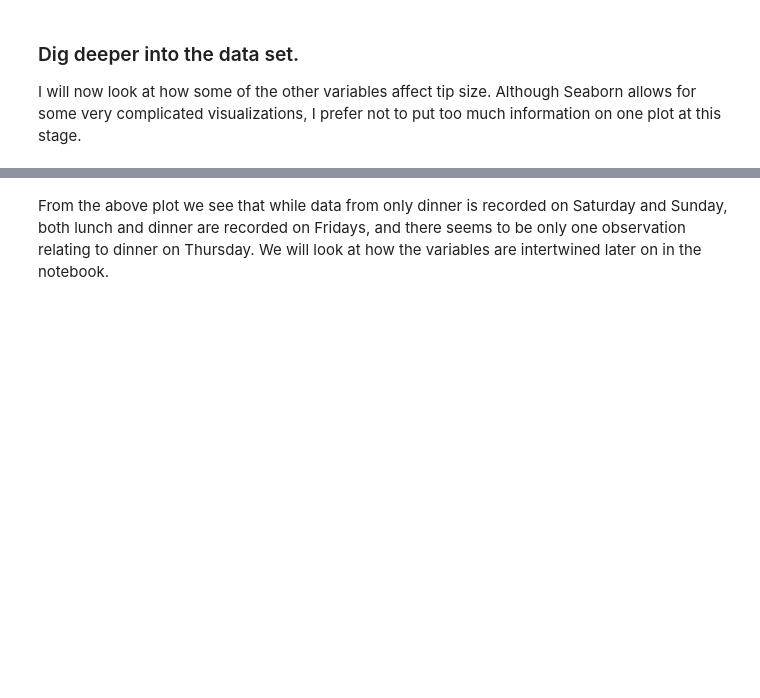
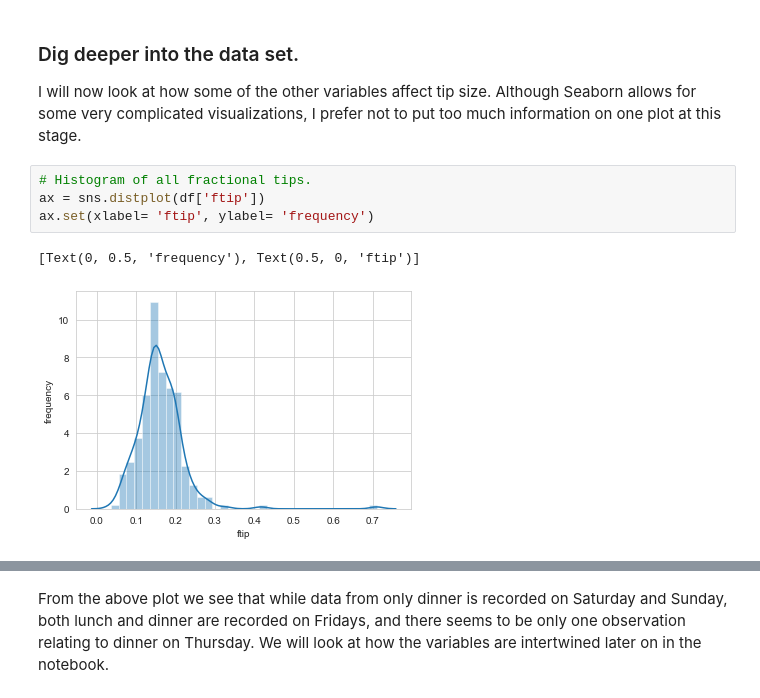
Before and after one commit to elizabethdaly/data-analysis-project, a Jupyter notebook: tips-data-analysis.ipynb, the cells around one changed output, grey strips where cells are left out. Cells and saved outputs as stored; diff of their text form; blank space fills up the shorter version.

```diff
--- a/tips-data-analysis.ipynb
+++ b/tips-data-analysis.ipynb
@@ -163,3 +163,10 @@ Categories (4, object): [Sun, Sat, Thur, Fri]
 # %% [markdown]
 ### Dig deeper into the data set.
 I will now look at how some of the other variables affect tip size. Although Seaborn allows for some very complicated visualizations, I prefer not to put too much information on one plot at this stage.
+# %%
+# Histogram of all fractional tips.
+ax = sns.distplot(df['ftip'])
+ax.set(xlabel= 'ftip', ylabel= 'frequency')
+# %% [output]
+[Text(0, 0.5, 'frequency'), Text(0.5, 0, 'ftip')]
+[figure, added]
```
Also changed, not shown: parts of 17 cells of this notebook, 1 other file.
